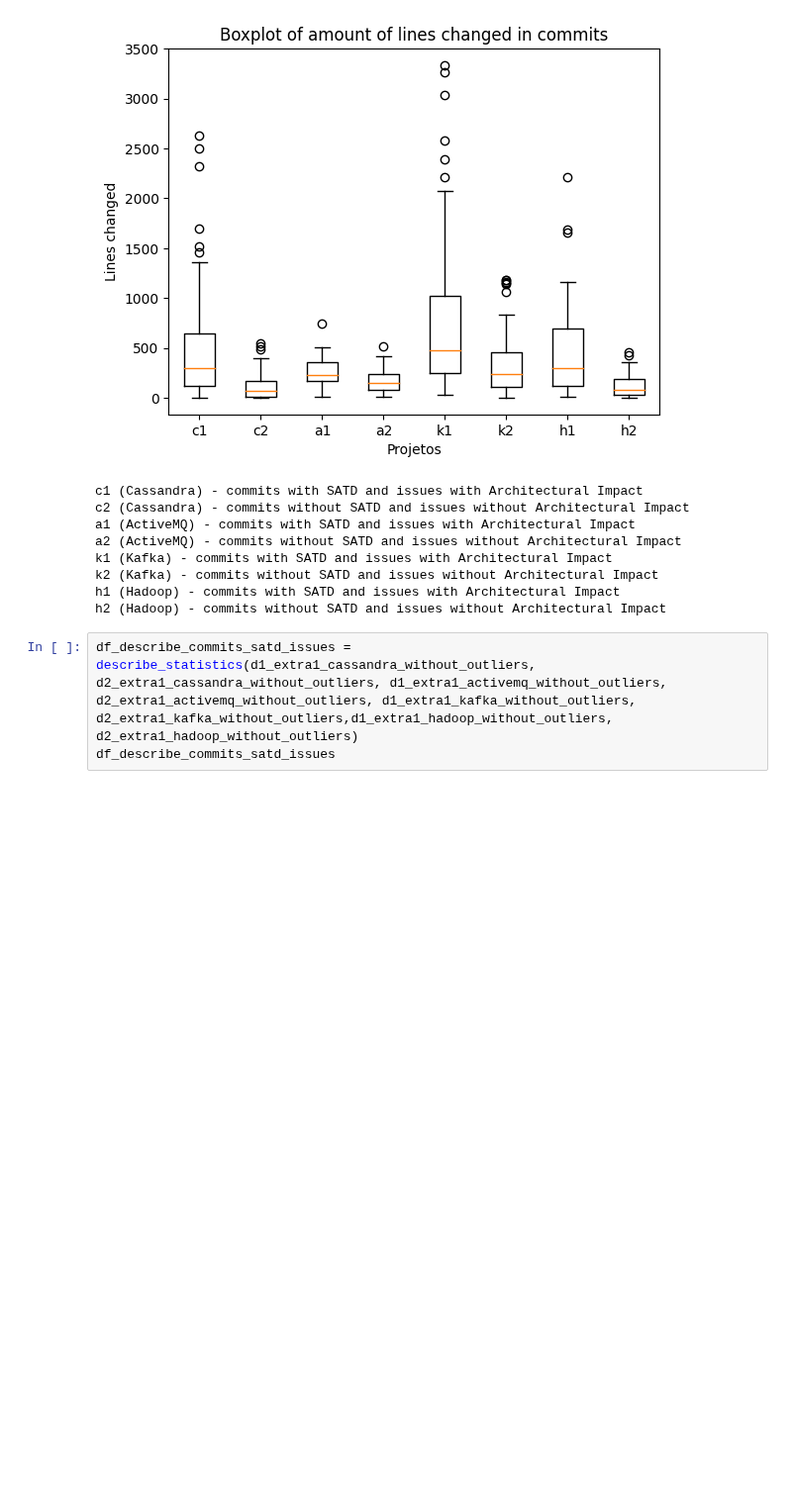
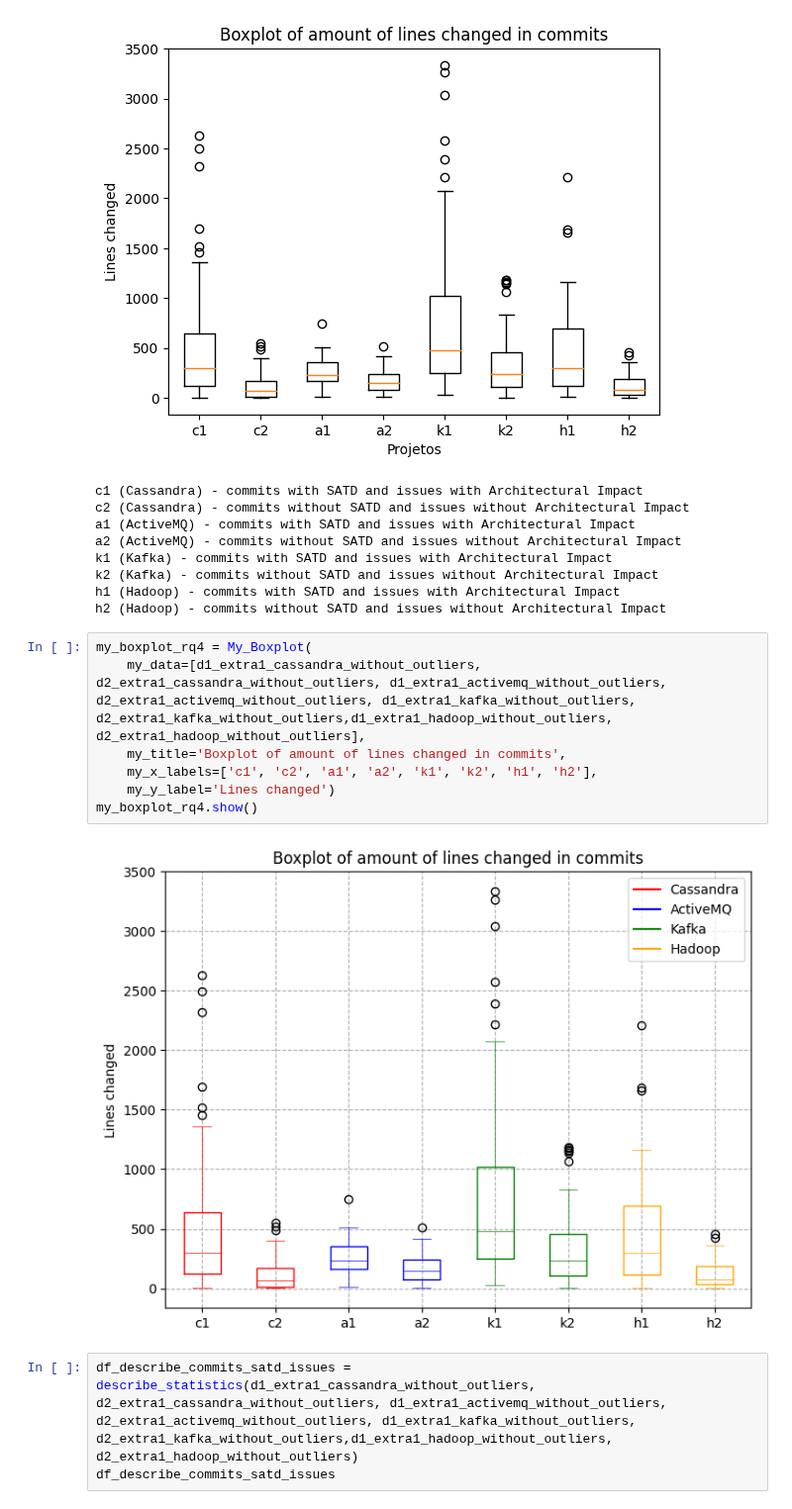
Before and after one commit to armandossrecife/my_validation, a Jupyter notebook: my_comparison.ipynb, the cells around one changed output. Shown at 99% size. Cells and saved outputs as stored; diff of their text form; blank space fills up the shorter version.

```diff
--- a/my_comparison.ipynb
+++ b/my_comparison.ipynb
@@ -1577,6 +1652,15 @@ k1 (Kafka) - commits with SATD and issues with Architectural Impact
 k2 (Kafka) - commits without SATD and issues without Architectural Impact
 h1 (Hadoop) - commits with SATD and issues with Architectural Impact
 h2 (Hadoop) - commits without SATD and issues without Architectural Impact
+# %%
+my_boxplot_rq4 = My_Boxplot(
+	my_data=[d1_extra1_cassandra_without_outliers, d2_extra1_cassandra_without_outliers, d1_extra1_activemq_without_outliers, d2_extra1_activemq_without_outliers, d1_extra1_kafka_without_outliers, d2_extra1_kafka_without_outliers,d1_extra1_hadoop_without_outliers, d2_extra1_hadoop_without_outliers],
+	my_title='Boxplot of amount of lines changed in commits',
+	my_x_labels=['c1', 'c2', 'a1', 'a2', 'k1', 'k2', 'h1', 'h2'],
+	my_y_label='Lines changed')
+my_boxplot_rq4.show()
+# %% [output]
+[figure, added]
 # %%
 df_describe_commits_satd_issues = describe_statistics(d1_extra1_cassandra_without_outliers, d2_extra1_cassandra_without_outliers, d1_extra1_activemq_without_outliers, d2_extra1_activemq_without_outliers, d1_extra1_kafka_without_outliers, d2_extra1_kafka_without_outliers,d1_extra1_hadoop_without_outliers, d2_extra1_hadoop_without_outliers)
 df_describe_commits_satd_issues
```
Also changed, not shown: parts of 11 cells of this notebook.
